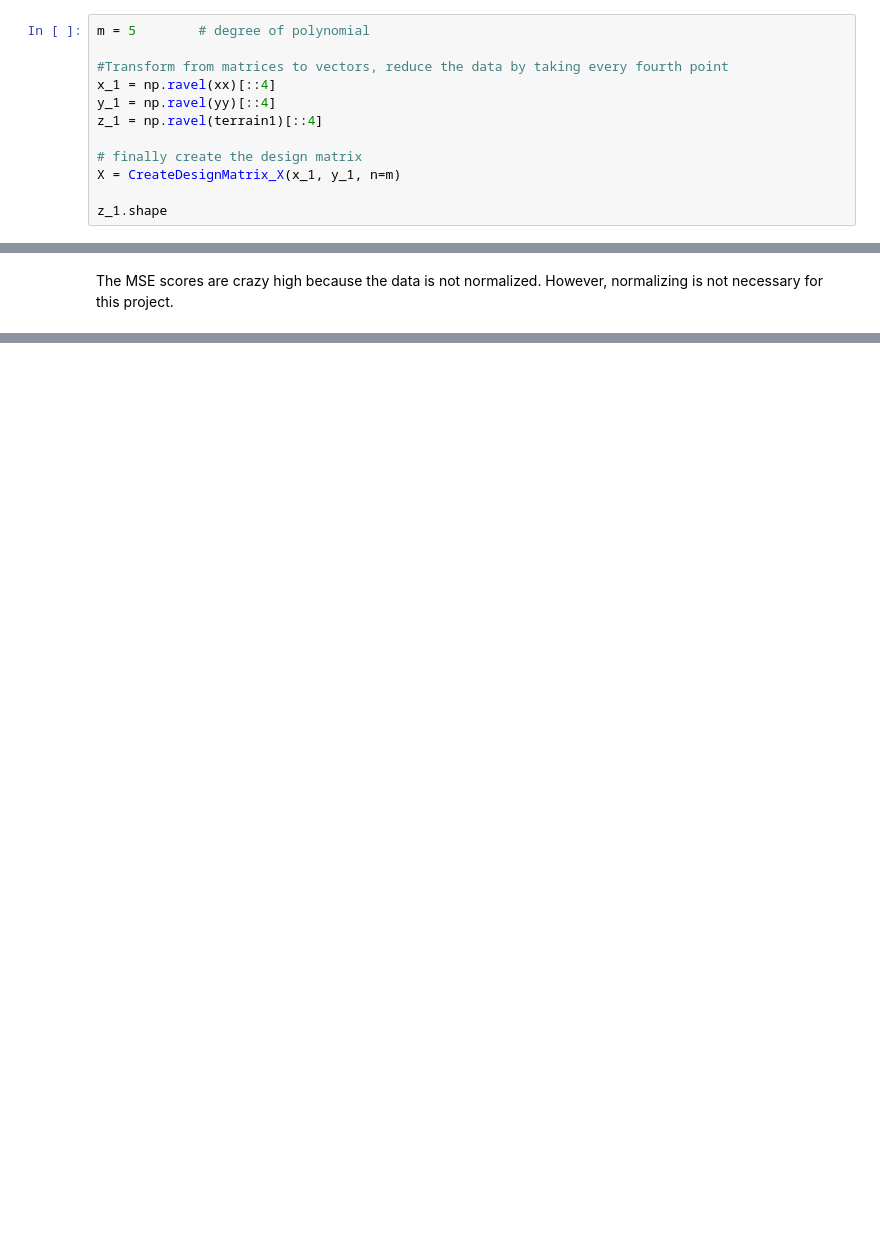
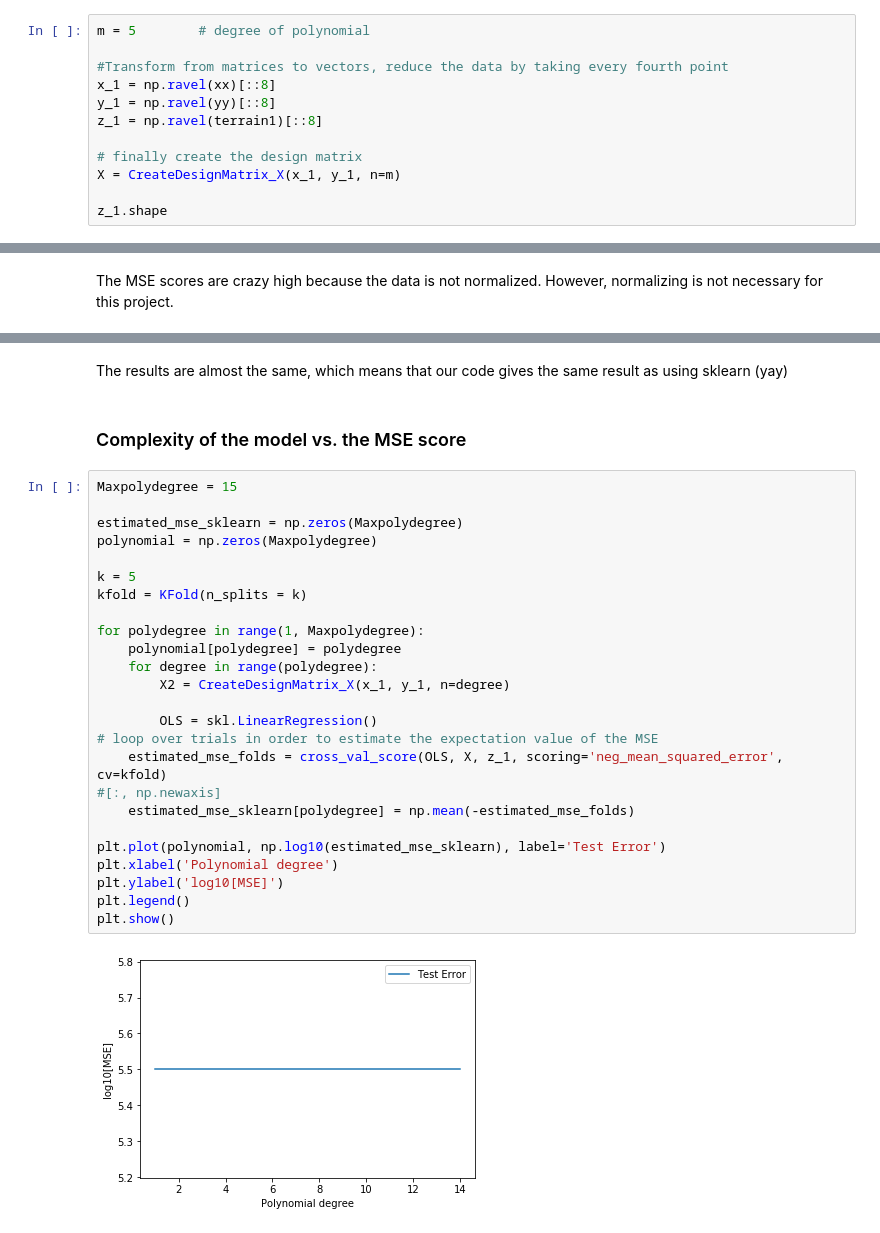
Before and after one commit to jolyndev/FYS-STK4155, a Jupyter notebook: Project1b.ipynb, the cells around one changed output, grey strips where cells are left out. Drawn from its saved outputs; the diff is of its cells as text; blank space fills up the shorter version.

```diff
--- a/Project1b.ipynb
+++ b/Project1b.ipynb
@@ -72,9 +67,9 @@ def CreateDesignMatrix_X(x, y, n = 5):
 m = 5        # degree of polynomial
 
 #Transform from matrices to vectors, reduce the data by taking every fourth point
-x_1 = np.ravel(xx)[::4]
-y_1 = np.ravel(yy)[::4]
-z_1 = np.ravel(terrain1)[::4]
+x_1 = np.ravel(xx)[::8]
+y_1 = np.ravel(yy)[::8]
+z_1 = np.ravel(terrain1)[::8]
 
 # finally create the design matrix
 X = CreateDesignMatrix_X(x_1, y_1, n=m)
@@ -145,0 +200,31 @@ print('R2 test', R2(ztest, zpred))
+# %% [markdown]
+The results are almost the same, which means that our code gives the same result as using sklearn (yay)
+# %% [markdown]
+### Complexity of the model vs. the MSE score
+# %%
+Maxpolydegree = 15
+
+estimated_mse_sklearn = np.zeros(Maxpolydegree)
+polynomial = np.zeros(Maxpolydegree)
+
+k = 5
+kfold = KFold(n_splits = k)
+
+for polydegree in range(1, Maxpolydegree):
+    polynomial[polydegree] = polydegree
+    for degree in range(polydegree):
+        X2 = CreateDesignMatrix_X(x_1, y_1, n=degree)
+
+        OLS = skl.LinearRegression()
+# loop over trials in order to estimate the expectation value of the MSE
+    estimated_mse_folds = cross_val_score(OLS, X, z_1, scoring='neg_mean_squared_error', cv=kfold)
+#[:, np.newaxis]
+    estimated_mse_sklearn[polydegree] = np.mean(-estimated_mse_folds)
+
+plt.plot(polynomial, np.log10(estimated_mse_sklearn), label='Test Error')
+plt.xlabel('Polynomial degree')
+plt.ylabel('log10[MSE]')
+plt.legend()
+plt.show()
+# %% [output]
+[figure, added]
```
Also changed, not shown: parts of 33 cells of this notebook.
